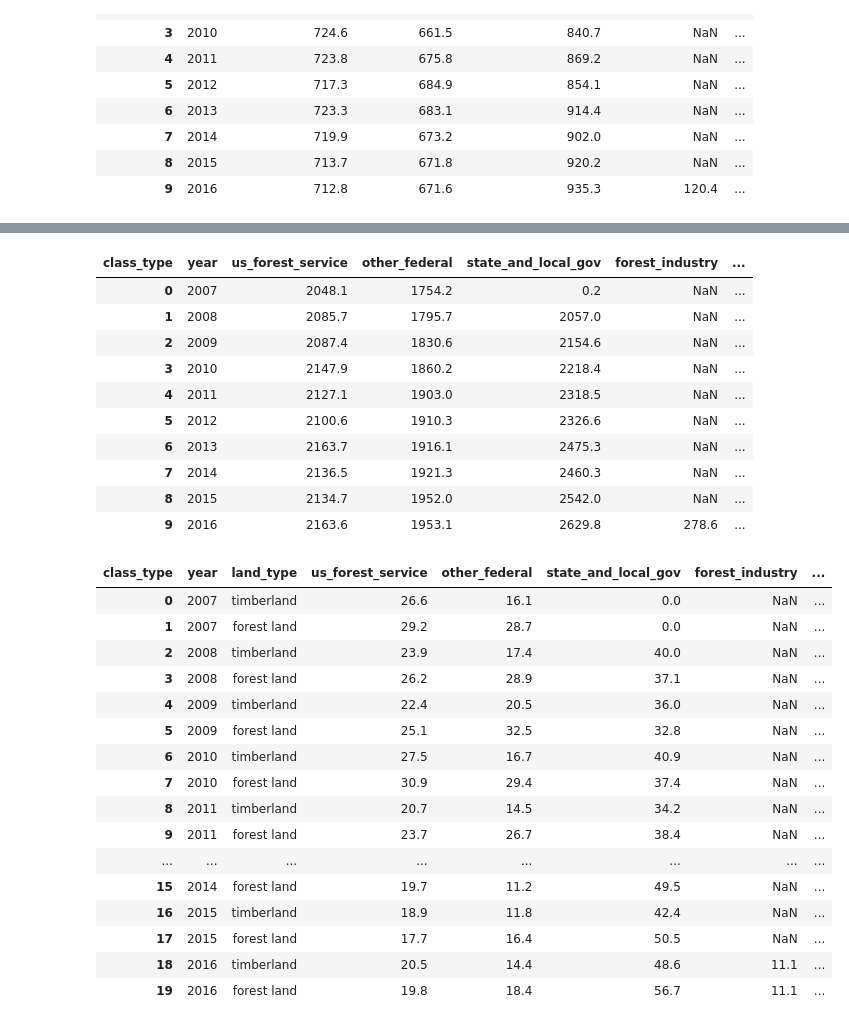
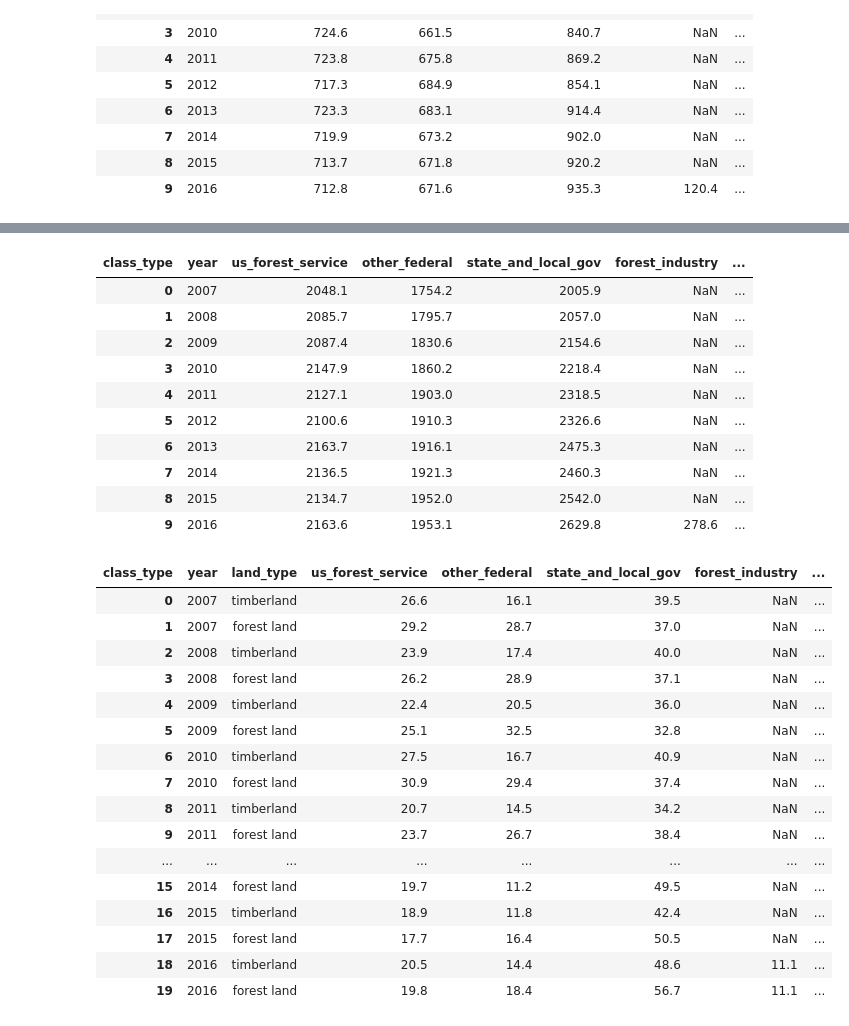
Before and after one commit to danileahacker/NSS-Capstone-Dani-Hacker, a Jupyter notebook: scripts/forests_cleaning.ipynb, the cells around one changed output, grey strips where cells are left out. Saved outputs shown, nothing was run; the diff lists cells and outputs as text; code cells hidden in the pictures.

```diff
--- a/scripts/forests_cleaning.ipynb
+++ b/scripts/forests_cleaning.ipynb
@@ -572,16 +588,16 @@ volume_2008['year'] = '2008'
 # 2007
 volume_2007 = dict_trees2007.get('Tab 12')
 volume_2007.columns = ['class_type', 'all_forest_land', 'total_unreserved', 'timberland', 'unproductive', 'total_reserved', 'productive', 'unproductive_reserved']
-volume_2007 = volume_2007.head(21)
-volume_2007 = volume_2007.tail(18)
+volume_2007 = volume_2007.head(22)
+volume_2007 = volume_2007.tail(19)
 volume_2007 = volume_2007.reset_index(drop=True)
 volume_2007 = volume_2007[['class_type', 'all_forest_land']]
 
 volume_2007.at[3, 'class_type']='us_forest_service'
 volume_2007.at[9, 'class_type']='other_federal'
-volume_2007.at[13, 'class_type']='state_and_local_gov'
-volume_2007.at[16, 'class_type']='nonindustrial_private'
-volume_2007.at[17, 'class_type']='total_volume'
+volume_2007.at[14, 'class_type']='state_and_local_gov'
+volume_2007.at[17, 'class_type']='nonindustrial_private'
+volume_2007.at[18, 'class_type']='total_volume'
 volume_2007 = volume_2007.set_index('class_type')
 volume_2007 = volume_2007.transpose()[['us_forest_service', 'other_federal', 'state_and_local_gov', 'nonindustrial_private', 'total_volume']].reset_index(drop=True)
 volume_2007['year'] = '2007'
@@ -599,10 +615,17 @@ volume.forest_industry = pd.to_numeric(volume.forest_industry)
 volume.nonindustrial_private = pd.to_numeric(volume.nonindustrial_private)
 volume.total_volume = pd.to_numeric(volume.total_volume)
 
+# adding perc columns
+volume['perc_us_forest_service'] = round(volume.us_forest_service/volume.total_volume*100,2)
+volume['perc_other_federal'] = round(volume.other_federal/volume.total_volume*100,2)
+volume['perc_state_and_local_gov'] = round(volume.state_and_local_gov/volume.total_volume*100,2)
+volume['perc_forest_industry'] = round(volume.forest_industry/volume.total_volume*100,2)
+volume['perc_nonindustrial_private'] = round(volume.nonindustrial_private/volume.total_volume*100,2)
+
 volume
 # %% [output]
 | class_type | year | us_forest_service | other_federal | state_and_local_gov | forest_industry | ... |
-| 0 | 2007 | 2048.1 | 1754.2 | 0.2 | NaN | ... |
+| 0 | 2007 | 2048.1 | 1754.2 | 2005.9 | NaN | ... |
 | 1 | 2008 | 2085.7 | 1795.7 | 2057.0 | NaN | ... |
 | 2 | 2009 | 2087.4 | 1830.6 | 2154.6 | NaN | ... |
 | 3 | 2010 | 2147.9 | 1860.2 | 2218.4 | NaN | ... |
@@ -789,40 +812,47 @@ growth_2008['year'] = '2008'
 ######
 
 # 2007
 growth_2007 = dict_trees2007.get('Tab 24')
 growth_2007.columns = ['class_type', 'timberland', 'forest_land']
-growth_2007 = growth_2007.head(20)
-growth_2007 = growth_2007.tail(18)
+growth_2007 = growth_2007.head(21)
+growth_2007 = growth_2007.tail(19)
 growth_2007 = growth_2007.reset_index(drop=True)
 
 growth_2007.at[3, 'class_type']='us_forest_service'
 growth_2007.at[9, 'class_type']='other_federal'
-growth_2007.at[13, 'class_type']='state_and_local_gov'
-growth_2007.at[16, 'class_type']='nonindustrial_private'
-growth_2007.at[17, 'class_type']='total_land'
+growth_2007.at[14, 'class_type']='state_and_local_gov'
+growth_2007.at[17, 'class_type']='nonindustrial_private'
+growth_2007.at[18, 'class_type']='total_land'
 growth_2007 = growth_2007.set_index('class_type')
 growth_2007 = growth_2007.transpose()[['us_forest_service', 'other_federal', 'state_and_local_gov', 'nonindustrial_private', 'total_land']].reset_index(drop=True)
 growth_2007['land_type'] = ['timberland', 'forest land']
 growth_2007['year'] = '2007'
 
 # combining all tables
 growth = pd.concat([growth_2007, growth_2008, growth_2009, growth_2010, growth_2011, growth_2012, growth_2013, growth_2014, growth_2015, growth_2016])
 growth = growth.reset_index(drop=True)
 growth = growth[['year', 'land_type', 'us_forest_service', 'other_federal', 'state_and_local_gov', 'forest_industry', 'nonindustrial_private', 'total_land']]
 
 # changing data type to numeric
 growth.us_forest_service = pd.to_numeric(growth.us_forest_service)
 growth.other_federal = pd.to_numeric(growth.other_federal)
 growth.state_and_local_gov = pd.to_numeric(growth.state_and_local_gov)
 growth.forest_industry = pd.to_numeric(growth.forest_industry)
 growth.nonindustrial_private = pd.to_numeric(growth.nonindustrial_private)
 growth.total_land = pd.to_numeric(growth.total_land)
 
+# adding perc columns
+growth['perc_us_forest_service'] = round(growth.us_forest_service/growth.total_land*100,2)
+growth['perc_other_federal'] = round(growth.other_federal/growth.total_land*100,2)
+growth['perc_state_and_local_gov'] = round(growth.state_and_local_gov/growth.total_land*100,2)
+growth['perc_forest_industry'] = round(growth.forest_industry/growth.total_land*100,2)
+growth['perc_nonindustrial_private'] = round(growth.nonindustrial_private/growth.total_land*100,2)
+
 growth
 # %% [output]
 | class_type | year | land_type | us_forest_service | other_federal | state_and_local_gov | forest_industry | ... |
-| 0 | 2007 | timberland | 26.6 | 16.1 | 0.0 | NaN | ... |
-| 1 | 2007 | forest land | 29.2 | 28.7 | 0.0 | NaN | ... |
+| 0 | 2007 | timberland | 26.6 | 16.1 | 39.5 | NaN | ... |
+| 1 | 2007 | forest land | 29.2 | 28.7 | 37.0 | NaN | ... |
 | 2 | 2008 | timberland | 23.9 | 17.4 | 40.0 | NaN | ... |
 | 3 | 2008 | forest land | 26.2 | 28.9 | 37.1 | NaN | ... |
 | 4 | 2009 | timberland | 22.4 | 20.5 | 36.0 | NaN | ... |
```
Also changed, not shown: parts of 6 cells of this notebook, 5 other files.
